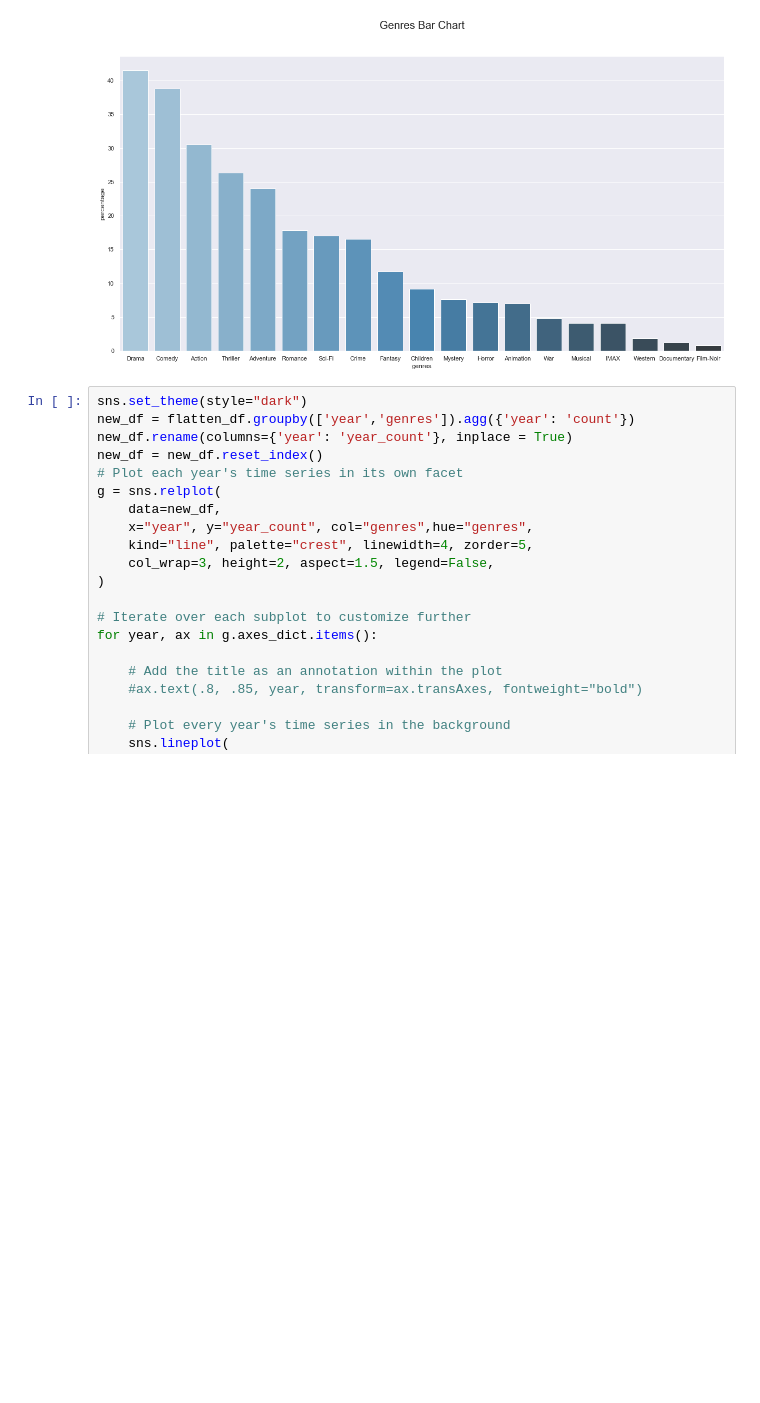
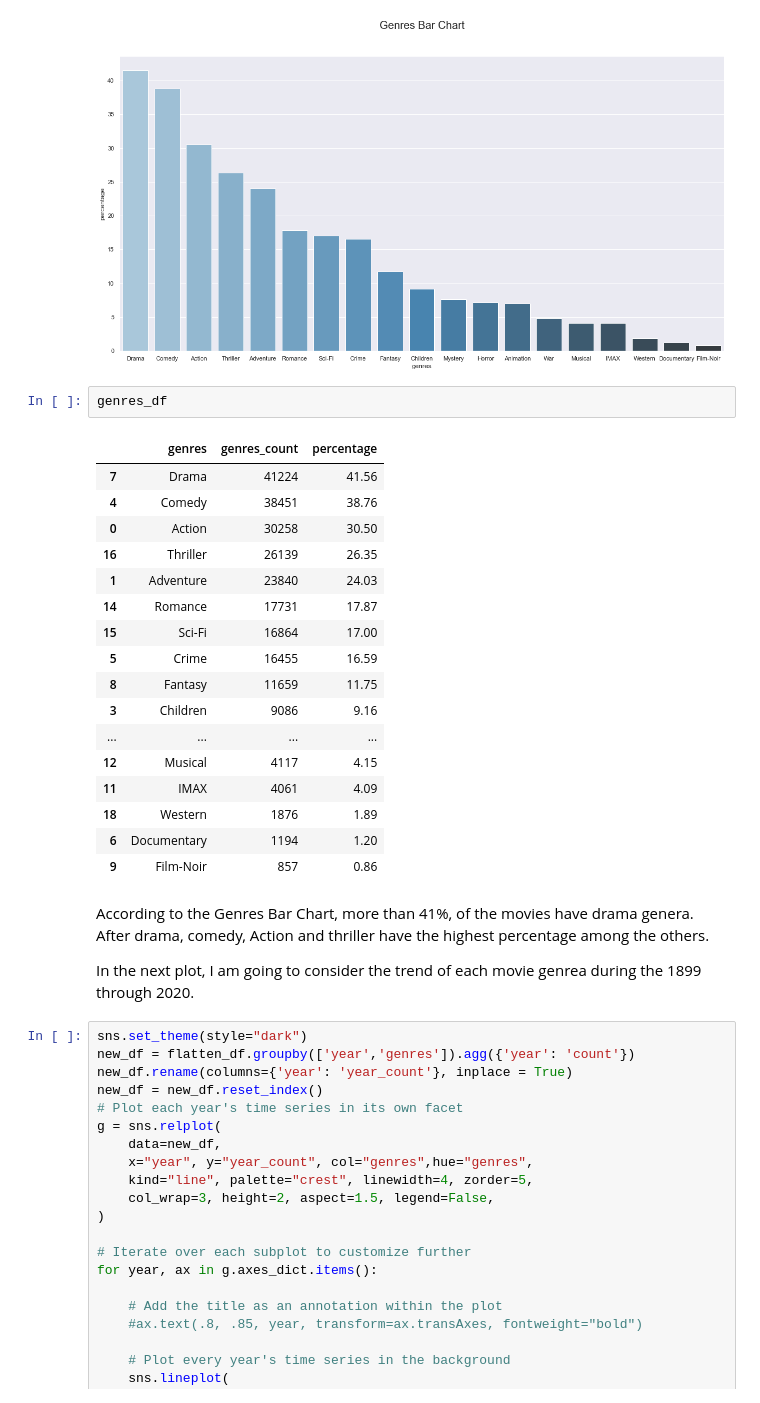
Before and after one commit to Nas86/Movie-Recommendation-system, a Jupyter notebook: RecommendationSystem.ipynb, the cells around one changed output. Saved outputs shown, nothing was run; the diff lists cells and outputs as text; blank space fills up the shorter version.

```diff
--- a/RecommendationSystem.ipynb
+++ b/RecommendationSystem.ipynb
@@ -321,6 +337,30 @@ genres_df.head()
 plot_func('Genres Bar Chart','genres', 'percentage', genres_df,"Blues_d" )
 # %% [output]
 [figure]
+# %%
+genres_df
+# %% [output]
+|  | genres | genres_count | percentage |
+| 7 | Drama | 41224 | 41.56 |
+| 4 | Comedy | 38451 | 38.76 |
+| 0 | Action | 30258 | 30.50 |
+| 16 | Thriller | 26139 | 26.35 |
+| 1 | Adventure | 23840 | 24.03 |
+| 14 | Romance | 17731 | 17.87 |
+| 15 | Sci-Fi | 16864 | 17.00 |
+| 5 | Crime | 16455 | 16.59 |
+| 8 | Fantasy | 11659 | 11.75 |
+| 3 | Children | 9086 | 9.16 |
+| ... | ... | ... | ... |
+| 12 | Musical | 4117 | 4.15 |
+| 11 | IMAX | 4061 | 4.09 |
+| 18 | Western | 1876 | 1.89 |
+| 6 | Documentary | 1194 | 1.20 |
+| 9 | Film-Noir | 857 | 0.86 |
+# %% [markdown]
+According to the Genres Bar Chart, more than 41%, of the movies have drama genera. After drama, comedy, Action and thriller have the highest percentage among the others.
+
+In the next plot, I am going to consider the trend of each movie genrea during the 1899 through 2020.
 # %%
 sns.set_theme(style="dark")
 new_df = flatten_df.groupby(['year','genres']).agg({'year': 'count'})
```
Also changed, not shown: parts of 75 cells of this notebook.
